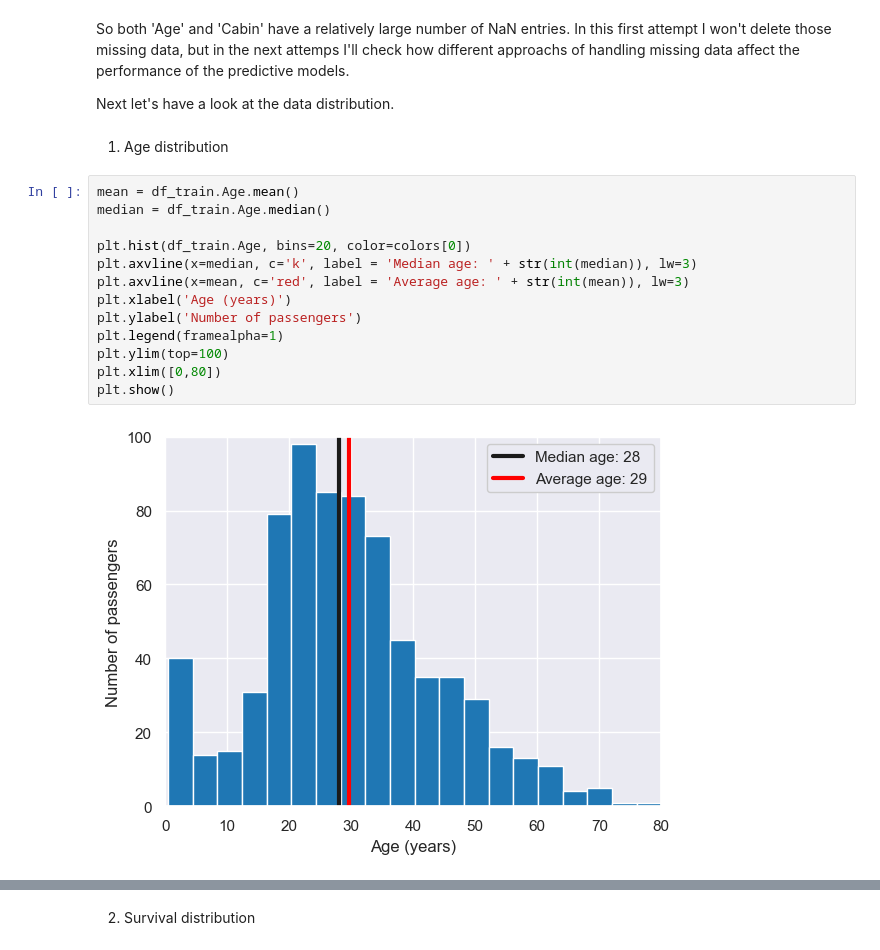
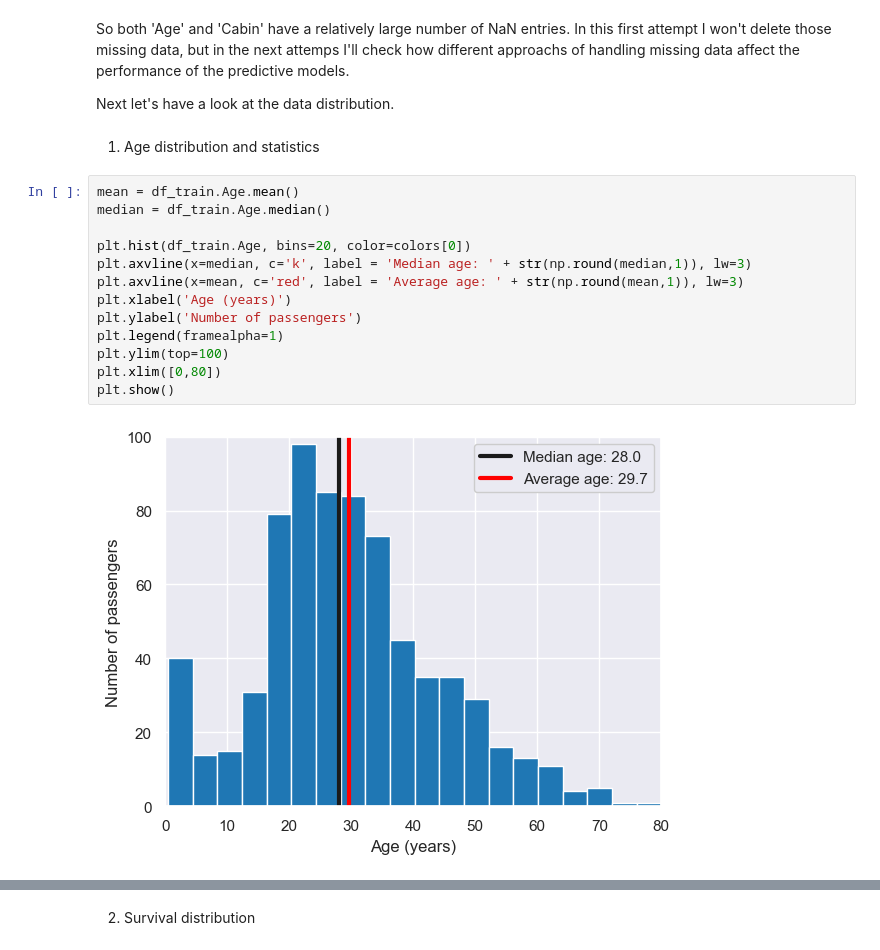
Before and after one commit to devienne/ML_from_disaster, a Jupyter notebook: 1 Titanic EDA.ipynb, the cells around one changed output, grey strips where cells are left out. Cells and saved outputs as stored; diff of their text form.

```diff
--- a/1 Titanic EDA.ipynb
+++ b/1 Titanic EDA.ipynb
@@ -84,19 +84,19 @@ So both 'Age' and 'Cabin' have a relatively large number of NaN entries. In this
 
 Next let's have a look at the data distribution.
 # %% [markdown]
-1. Age distribution
+1. Age distribution and statistics
 # %%
 mean = df_train.Age.mean()
 median = df_train.Age.median()
 
 plt.hist(df_train.Age, bins=20, color=colors[0])
-plt.axvline(x=median, c='k', label = 'Median age: ' + str(int(median)), lw=3)
-plt.axvline(x=mean, c='red', label = 'Average age: ' + str(int(mean)), lw=3)
+plt.axvline(x=median, c='k', label = 'Median age: ' + str(np.round(median,1)), lw=3)
+plt.axvline(x=mean, c='red', label = 'Average age: ' + str(np.round(mean,1)), lw=3)
 plt.xlabel('Age (years)')
 plt.ylabel('Number of passengers')
 plt.legend(framealpha=1)
 plt.ylim(top=100)
 plt.xlim([0,80])
 plt.show()
 # %% [output]
-[figure, old version]
+[figure, new version]
```
Also changed, not shown: parts of 2 cells of this notebook.
